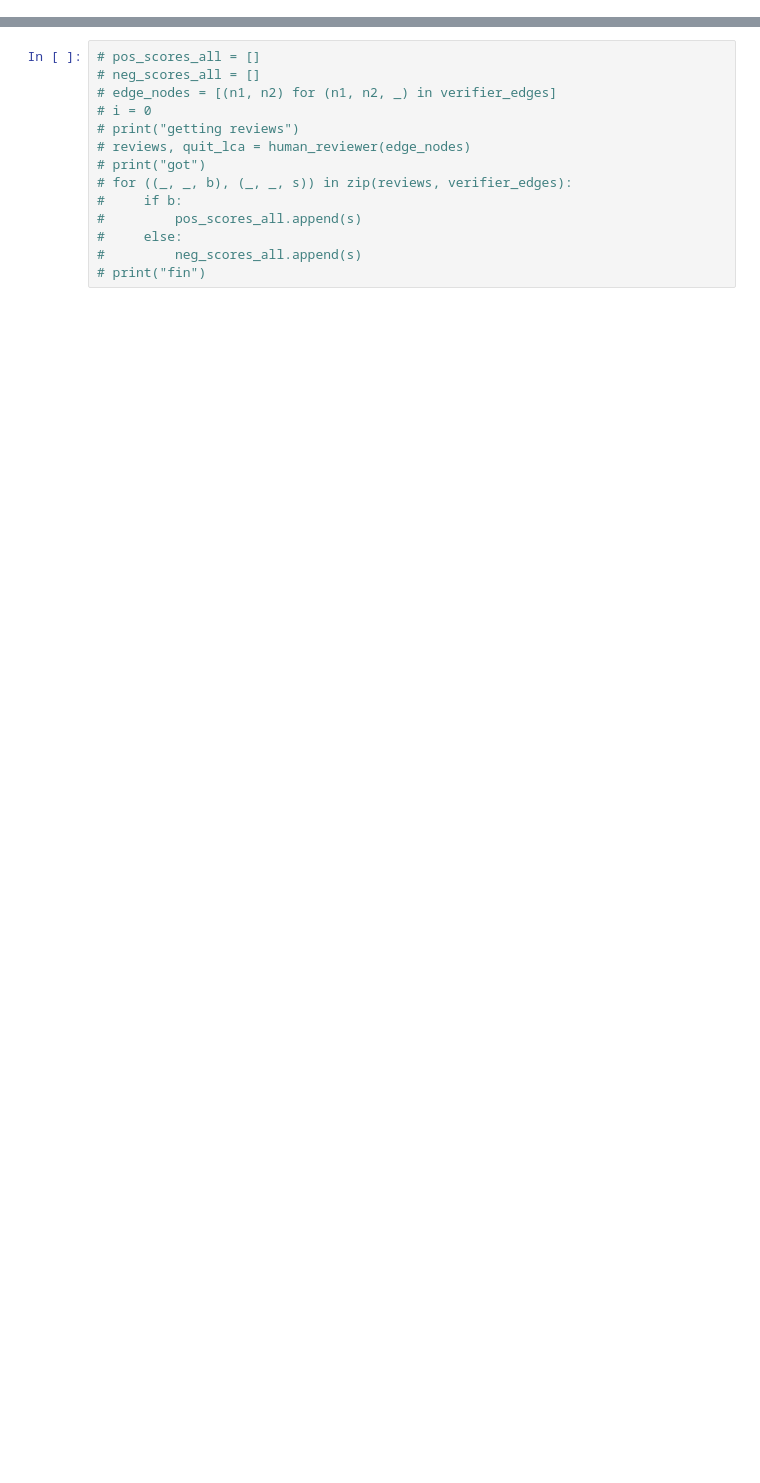
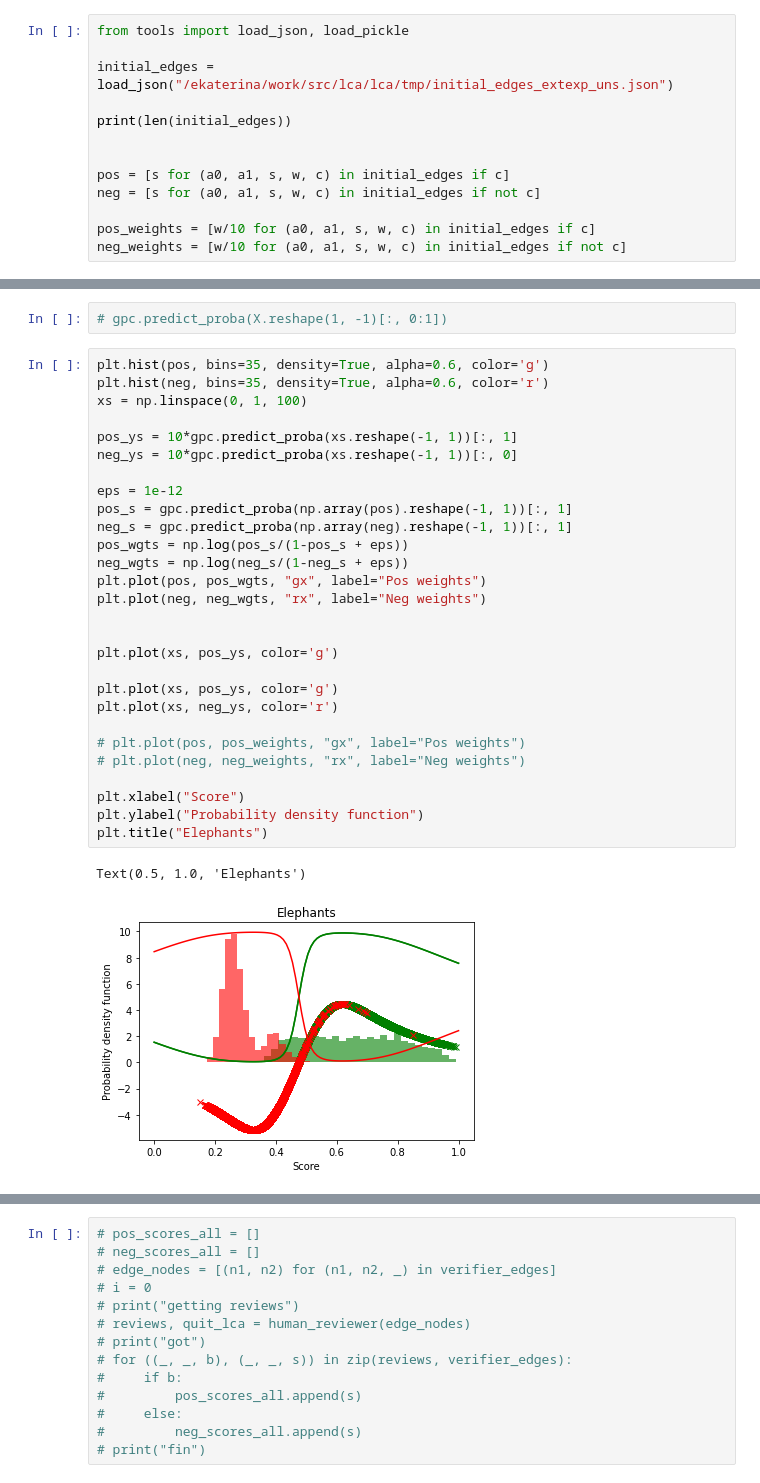
Before and after one commit to WildMeOrg/lca, a Jupyter notebook: lca/plot_weight_function.ipynb, the cells around one changed output, grey strips where cells are left out. Drawn from its saved outputs; the diff is of its cells as text; blank space fills up the shorter version.

```diff
--- a/lca/plot_weight_function.ipynb
+++ b/lca/plot_weight_function.ipynb
@@ -33,0 +52,13 @@ neg_scores = probs["gt_negative_probs"]
+# %%
+from tools import load_json, load_pickle
+
+initial_edges = load_json("/ekaterina/work/src/lca/lca/tmp/initial_edges_extexp_uns.json")
+
+print(len(initial_edges))
+
+
+pos = [s for (a0, a1, s, w, c) in initial_edges if c]
+neg = [s for (a0, a1, s, w, c) in initial_edges if not c]
+
+pos_weights = [w/10 for (a0, a1, s, w, c) in initial_edges if c]
+neg_weights = [w/10 for (a0, a1, s, w, c) in initial_edges if not c]
@@ -33,0 +255,33 @@ neg_scores = probs["gt_negative_probs"]
+# %%
+# gpc.predict_proba(X.reshape(1, -1)[:, 0:1])
+# %%
+plt.hist(pos, bins=35, density=True, alpha=0.6, color='g')
+plt.hist(neg, bins=35, density=True, alpha=0.6, color='r')
+xs = np.linspace(0, 1, 100)
+
+pos_ys = 10*gpc.predict_proba(xs.reshape(-1, 1))[:, 1]
+neg_ys = 10*gpc.predict_proba(xs.reshape(-1, 1))[:, 0]
+
+eps = 1e-12
+pos_s = gpc.predict_proba(np.array(pos).reshape(-1, 1))[:, 1]
+neg_s = gpc.predict_proba(np.array(neg).reshape(-1, 1))[:, 1]
+pos_wgts = np.log(pos_s/(1-pos_s + eps))
+neg_wgts = np.log(neg_s/(1-neg_s + eps))
+plt.plot(pos, pos_wgts, "gx", label="Pos weights")
+plt.plot(neg, neg_wgts, "rx", label="Neg weights")
+
+
+plt.plot(xs, pos_ys, color='g')
+
+plt.plot(xs, pos_ys, color='g')
+plt.plot(xs, neg_ys, color='r')
+
+# plt.plot(pos, pos_weights, "gx", label="Pos weights")
+# plt.plot(neg, neg_weights, "rx", label="Neg weights")
+
+plt.xlabel("Score")
+plt.ylabel("Probability density function")
+plt.title("Elephants")
+# %% [output]
+Text(0.5, 1.0, 'Elephants')
+[figure, added]
```
Also changed, not shown: parts of 24 cells of this notebook, 5 other files.
